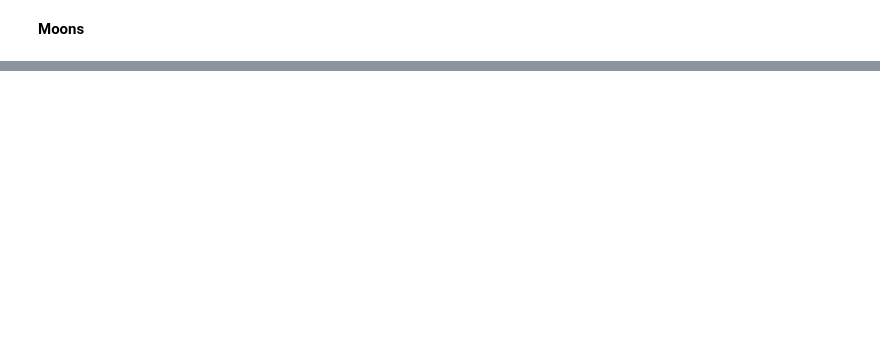
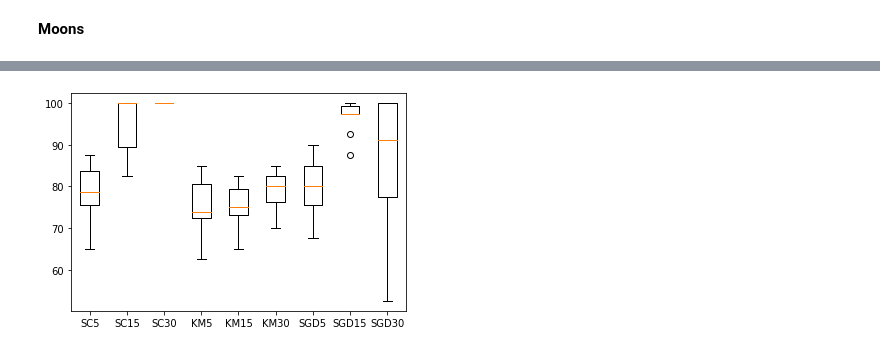
Before and after one commit to Bryan0122/PRI, a Jupyter notebook: PRI_Test2.ipynb, the cells around one changed output, grey strips where cells are left out. Saved outputs shown, nothing was run; the diff lists cells and outputs as text; code cells hidden in the pictures; blank space fills up the shorter version.

```diff
--- a/PRI_Test2.ipynb
+++ b/PRI_Test2.ipynb
@@ -604,0 +649,5 @@ y7
+# %%
+plt.boxplot(Racc,labels=meth2)
+plt.show()
+# %% [output]
+[figure, added]
```
Also changed, not shown: parts of 15 cells of this notebook.
